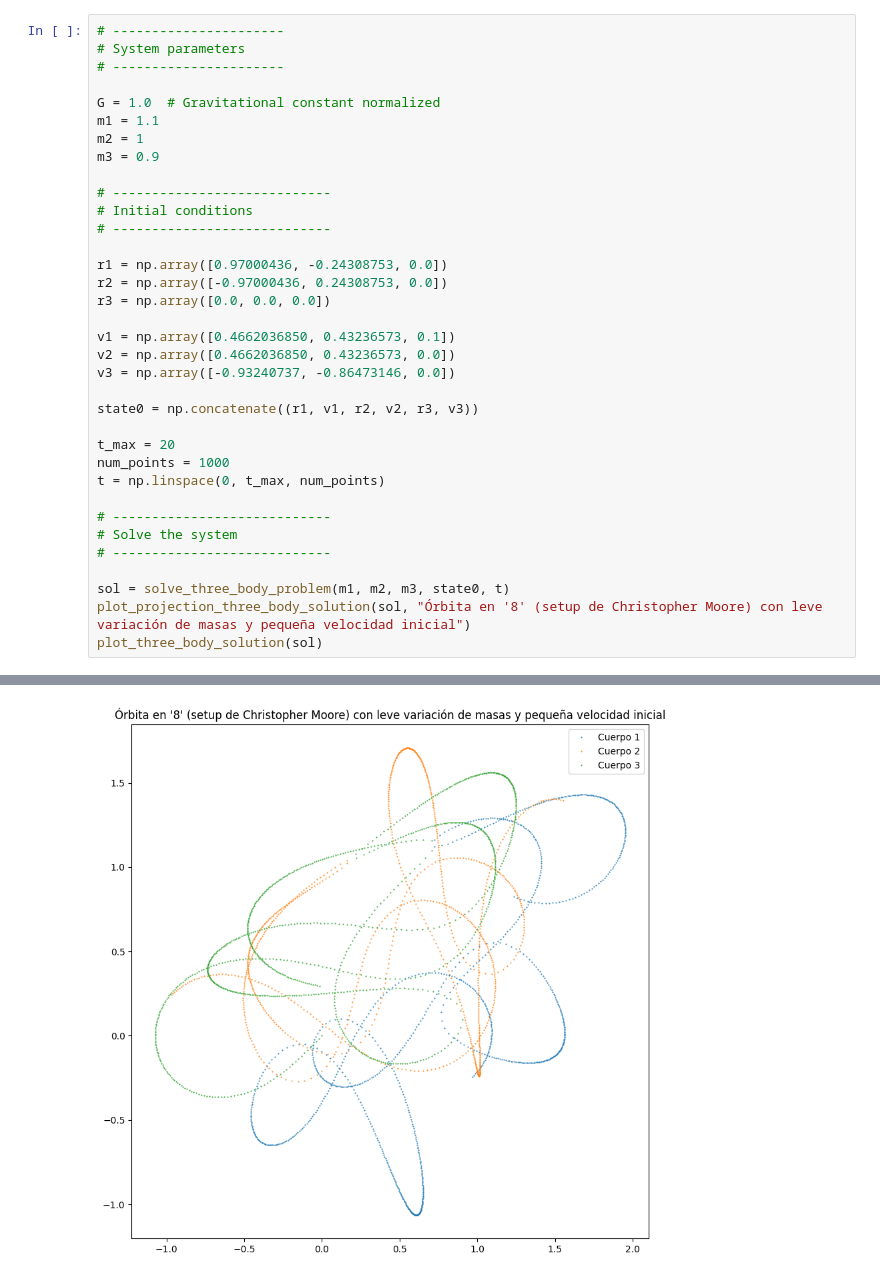
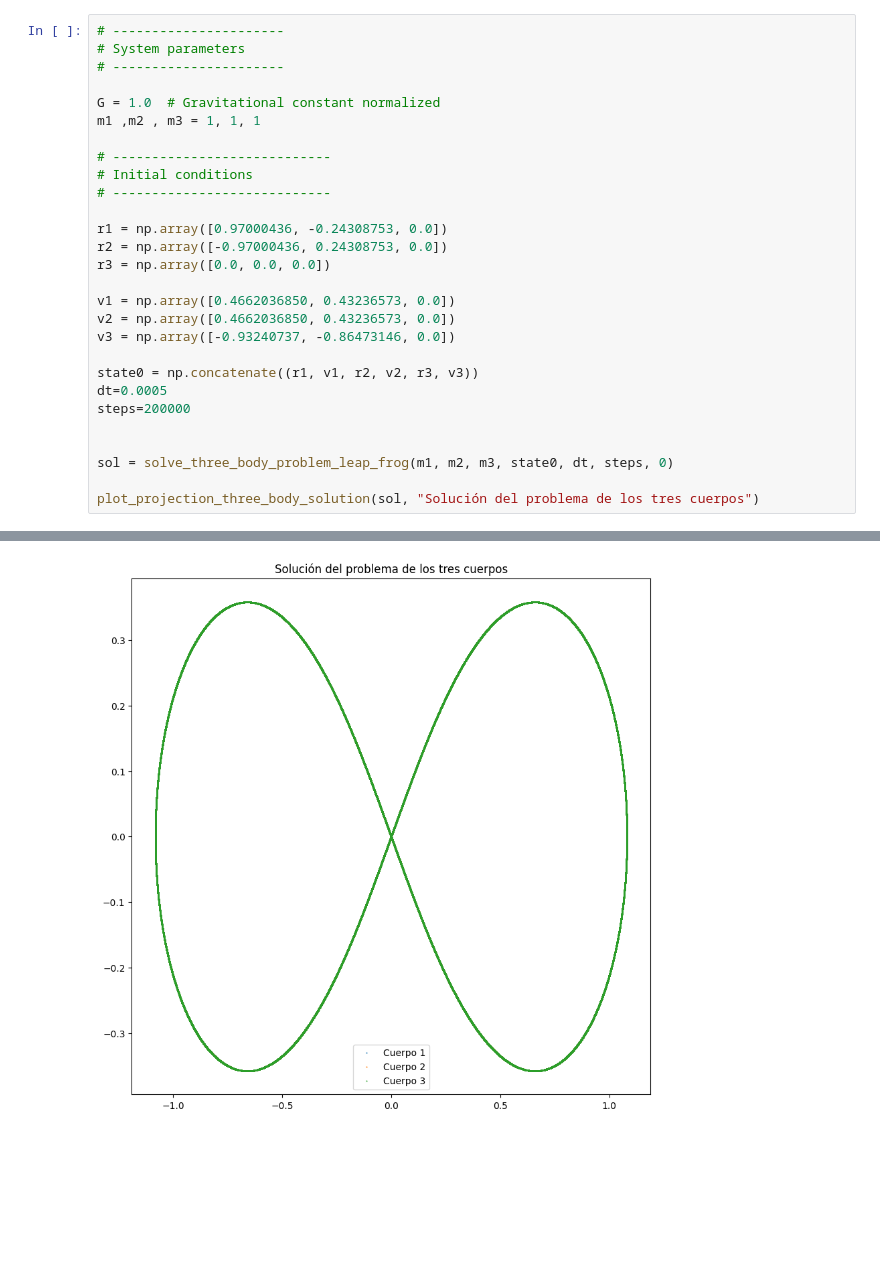
Before and after one commit to Another-DevX/Metodos-computacionales, a Jupyter notebook: proyecto/tres_cuerpos.ipynb, the cells around one changed output, grey strips where cells are left out. Cells and saved outputs as stored; diff of their text form; blank space fills up the shorter version.

```diff
--- a/proyecto/tres_cuerpos.ipynb
+++ b/proyecto/tres_cuerpos.ipynb
@@ -278,9 +372,7 @@ plt.show()
 # ----------------------
 
 G = 1.0  # Gravitational constant normalized
-m1 = 1.1
-m2 = 1
-m3 = 0.9
+m1 ,m2 , m3 = 1, 1, 1
 
 # ----------------------------
 # Initial conditions
@@ -290,21 +382,16 @@ r1 = np.array([0.97000436, -0.24308753, 0.0])
 r2 = np.array([-0.97000436, 0.24308753, 0.0])
 r3 = np.array([0.0, 0.0, 0.0])
 
-v1 = np.array([0.4662036850, 0.43236573, 0.1])
+v1 = np.array([0.4662036850, 0.43236573, 0.0])
 v2 = np.array([0.4662036850, 0.43236573, 0.0])
 v3 = np.array([-0.93240737, -0.86473146, 0.0])
 
 state0 = np.concatenate((r1, v1, r2, v2, r3, v3))
+dt=0.0005
+steps=200000
 
-t_max = 20
-num_points = 1000
-t = np.linspace(0, t_max, num_points)
 
-# ----------------------------
-# Solve the system
-# ----------------------------
+sol = solve_three_body_problem_leap_frog(m1, m2, m3, state0, dt, steps, 0)
 
-sol = solve_three_body_problem(m1, m2, m3, state0, t)
-plot_projection_three_body_solution(sol, "Órbita en '8' (setup de Christopher Moore) con leve variación de masas y pequeña velocidad inicial")
-plot_three_body_solution(sol)
+plot_projection_three_body_solution(sol, "Solución del problema de los tres cuerpos")
 # %% [output]
@@ -313 +398 @@ Message: The solver successfully reached the end of the integration interval.
-[figure, old version]
+[figure, new version]
```
Also changed, not shown: parts of 14 cells of this notebook, 1 other file.
